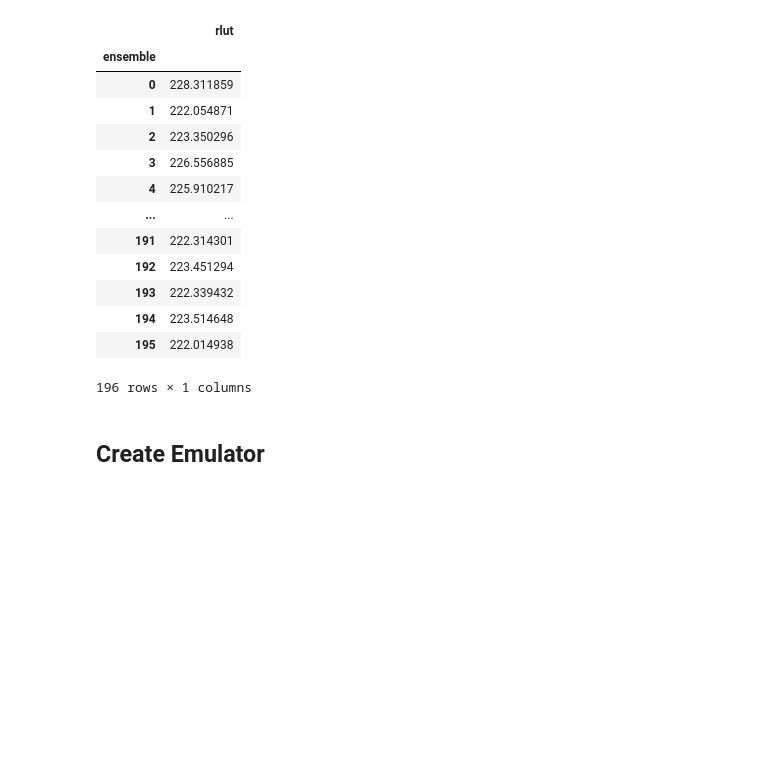
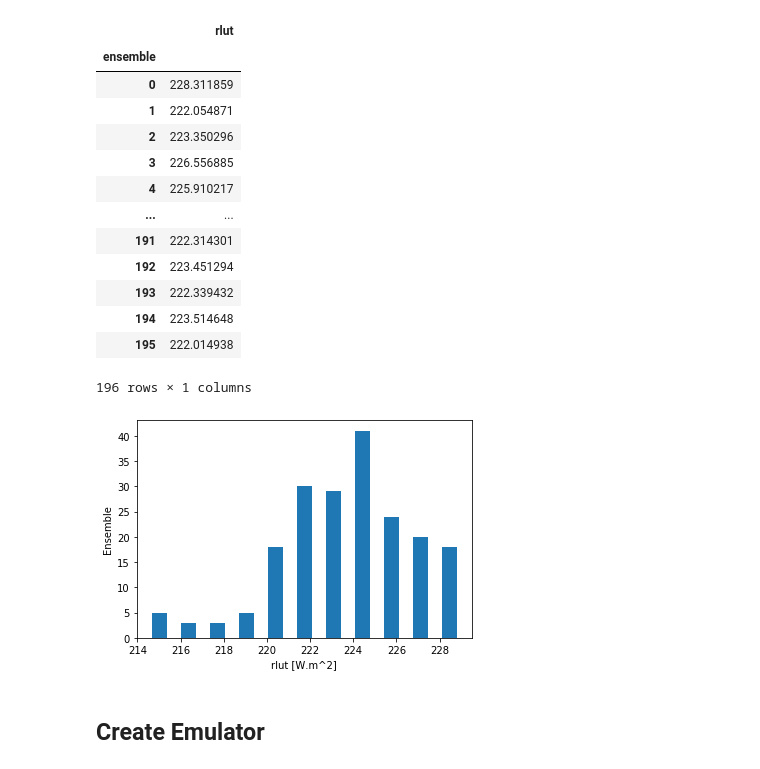
Before and after one commit to benmsanderson/CNRMppe, a Jupyter notebook: NN_create.ipynb, the cells around one changed output. Cells and saved outputs as stored; diff of their text form; code cells hidden in the pictures; blank space fills up the shorter version.

```diff
--- a/NN_create.ipynb
+++ b/NN_create.ipynb
@@ -168,6 +184,15 @@ outputdata
 # Save the numpy array in a file
 out=outputdata.values
 np.save('/data/home/globc/peatier/CNRMppe/outputdata_file.npy', out)
+# %%
+#Create plot
+plt.hist(outputdata['rlut'], bins='auto', rwidth=0.5)
+#plt.title('rlut')
+plt.xlabel('rlut [W.m^2]')
+plt.ylabel('Ensemble')
+plt.show()
+# %% [output]
+[figure, added]
 # %% [markdown]
 ## Create Emulator
 # %%
```
Also changed, not shown: parts of 4 cells of this notebook.
